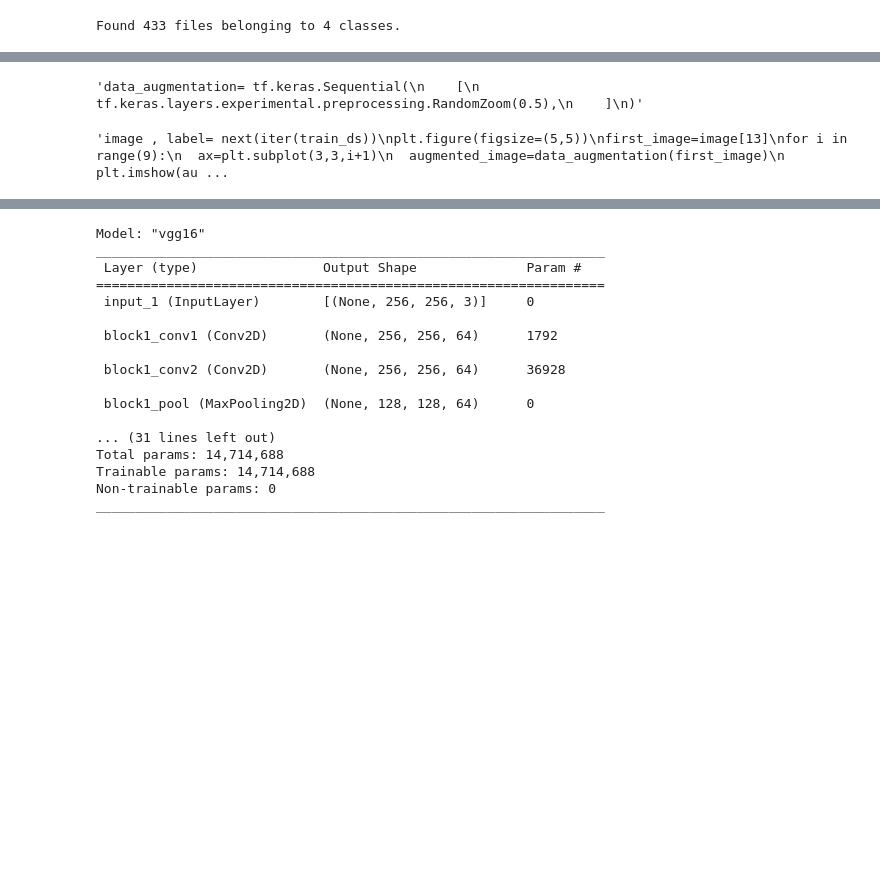
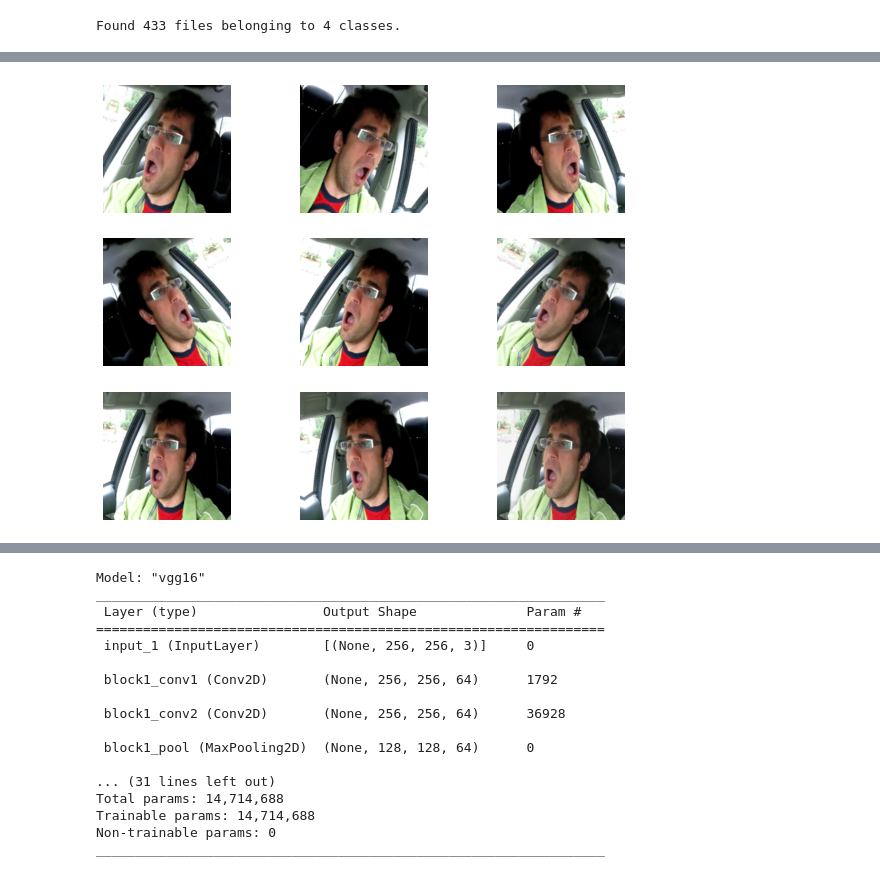
Before and after one commit to khaliltu/yawn_eye_detection, a Jupyter notebook: Open_Closed_Yawn_Eye_Detection.ipynb, the cells around one changed output, grey strips where cells are left out. Drawn from its saved outputs; the diff is of its cells as text; code cells hidden in the pictures; blank space fills up the shorter version.

```diff
--- a/Open_Closed_Yawn_Eye_Detection.ipynb
+++ b/Open_Closed_Yawn_Eye_Detection.ipynb
@@ -74,25 +74,26 @@ aututune = tf.data.AUTOTUNE
 train_ds=train_ds.cache().prefetch(buffer_size=aututune)
 val_ds=val_ds.cache().prefetch(buffer_size=aututune)
 test_ds=test_ds.cache().prefetch(buffer_size=aututune)
-# %%
-'''data_augmentation= tf.keras.Sequential(
-    [
-     tf.keras.layers.experimental.preprocessing.RandomZoom(0.5),
-    ]
-)'''
-# %% [output]
-'data_augmentation= tf.keras.Sequential(\n    [\n     tf.keras.layers.experimental.preprocessing.RandomZoom(0.5),\n    ]\n)'
+# %%
+data_augmentation= tf.keras.Sequential(
+    [
+     tf.keras.layers.experimental.preprocessing.RandomZoom((-0.2, -0.1)),
+     tf.keras.layers.experimental.preprocessing.RandomFlip("horizontal"),
+     tf.keras.layers.experimental.preprocessing.RandomRotation(0.1),
+     tf.keras.layers.experimental.preprocessing.RandomContrast((0.2,0.3))
+    ]
+)
 # %%
-'''image , label= next(iter(train_ds))
-plt.figure(figsize=(5,5))
+image , label= next(iter(train_ds))
+plt.figure(figsize=(10,8))
 first_image=image[13]
 for i in range(9):
   ax=plt.subplot(3,3,i+1)
   augmented_image=data_augmentation(first_image)
   plt.imshow(augmented_image.numpy().astype("uint8"))
-  plt.axis('off')'''
+  plt.axis('off')
 # %% [output]
-'image , label= next(iter(train_ds))\nplt.figure(figsize=(5,5))\nfirst_image=image[13]\nfor i in range(9):\n  ax=plt.subplot(3,3,i+1)\n  augmented_image=data_augmentation(first_image)\n  plt.imshow(au ...
+[figure, added]
 # %%
 model_vgg=tf.keras.applications.vgg16.VGG16(include_top=False, weights='imagenet', input_shape=(256,256,3))
 # %% [output]
```
Also changed, not shown: parts of 14 cells of this notebook.
